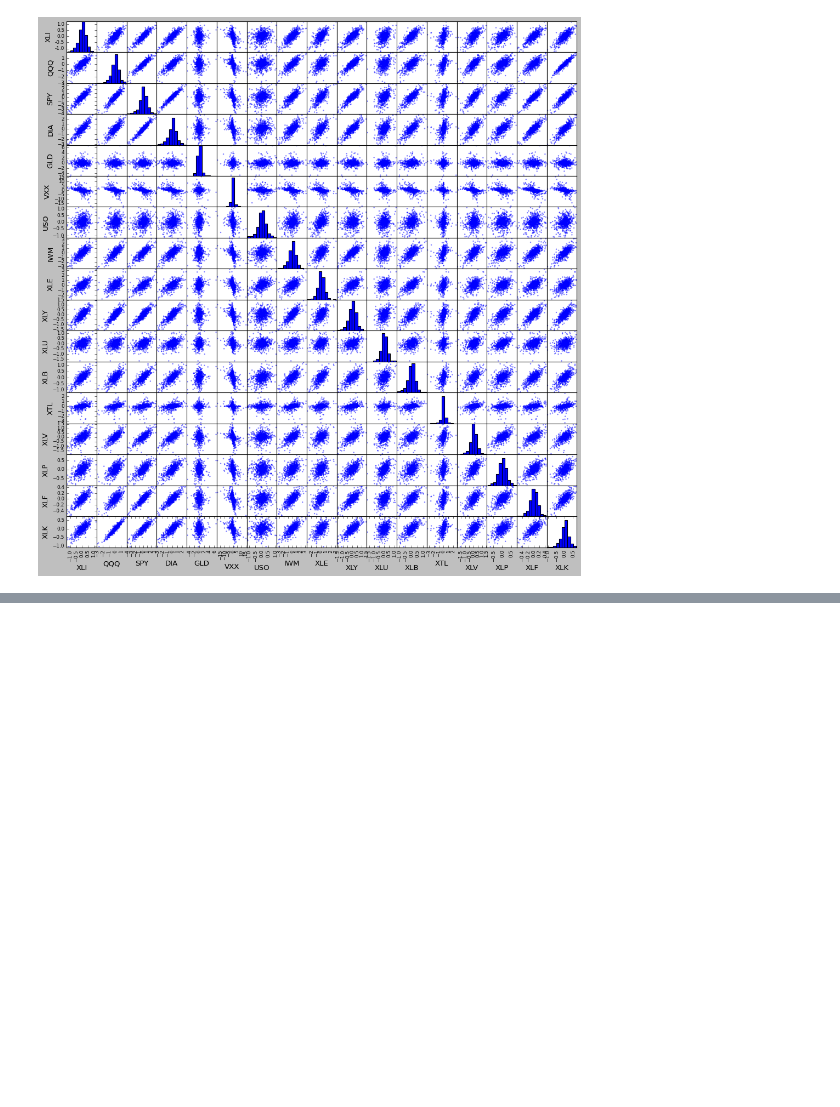
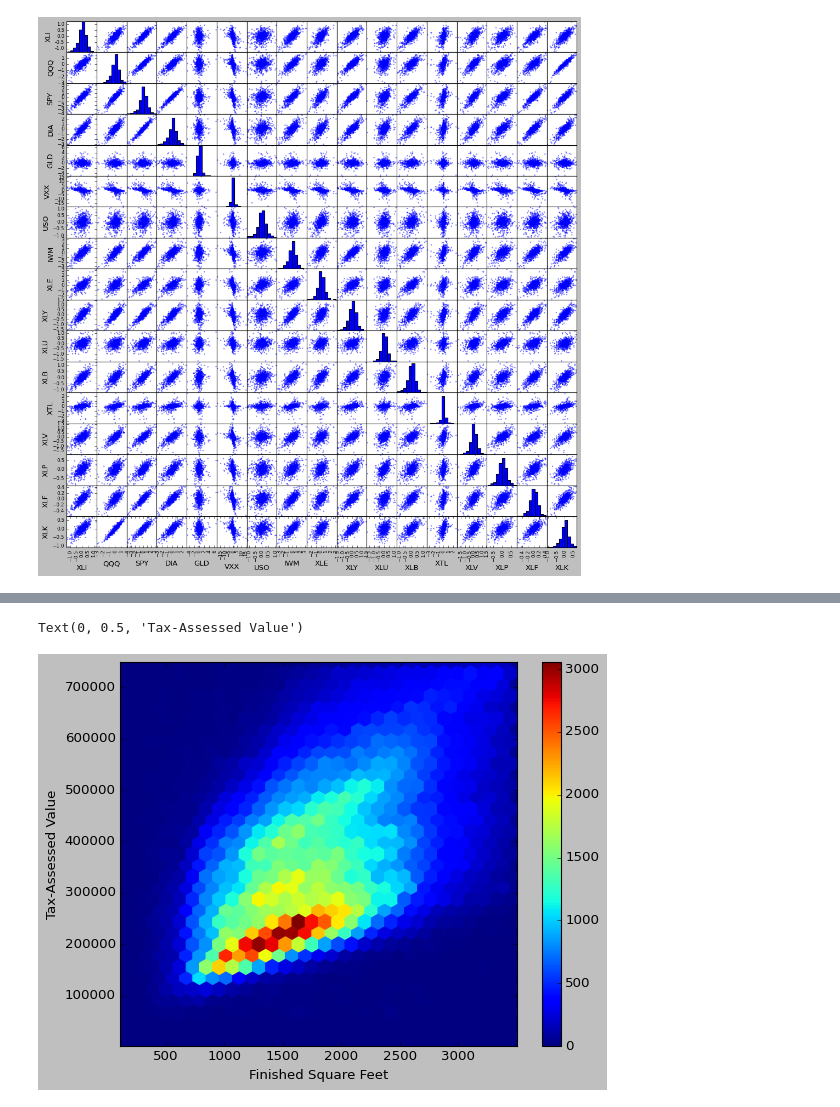
Before and after one commit to Hosung-Ahn/StatisticsForData, a Jupyter notebook: Chapter1-EDA/note.ipynb, the cells around one changed output, grey strips where cells are left out. Cells and saved outputs as stored; diff of their text form; code cells hidden in the pictures; blank space fills up the shorter version.

```diff
--- a/Chapter1-EDA/note.ipynb
+++ b/Chapter1-EDA/note.ipynb
@@ -168,0 +174,7 @@ plt.show()
+# %%
+kc_tax = pd.read_csv("data/kc_tax.csv.gz")
+kc_tax0 = kc_tax.loc[(kc_tax.TaxAssessedValue < 750000) &
+                     (kc_tax.SqFtTotLiving > 100) &
+                     (kc_tax.SqFtTotLiving < 3500)]
+print('kc_tax0 shape : ', kc_tax0.shape)
+kc_tax0.head()
@@ -168,0 +189,8 @@ plt.show()
+# %%
+plt.hexbin(kc_tax0.SqFtTotLiving, kc_tax0.TaxAssessedValue, gridsize = 30)
+plt.colorbar()
+plt.xlabel("Finished Square Feet")
+plt.ylabel("Tax-Assessed Value")
+# %% [output]
+Text(0, 0.5, 'Tax-Assessed Value')
+[figure, added]
```
Also changed, not shown: parts of 7 cells of this notebook, 5 other files.
